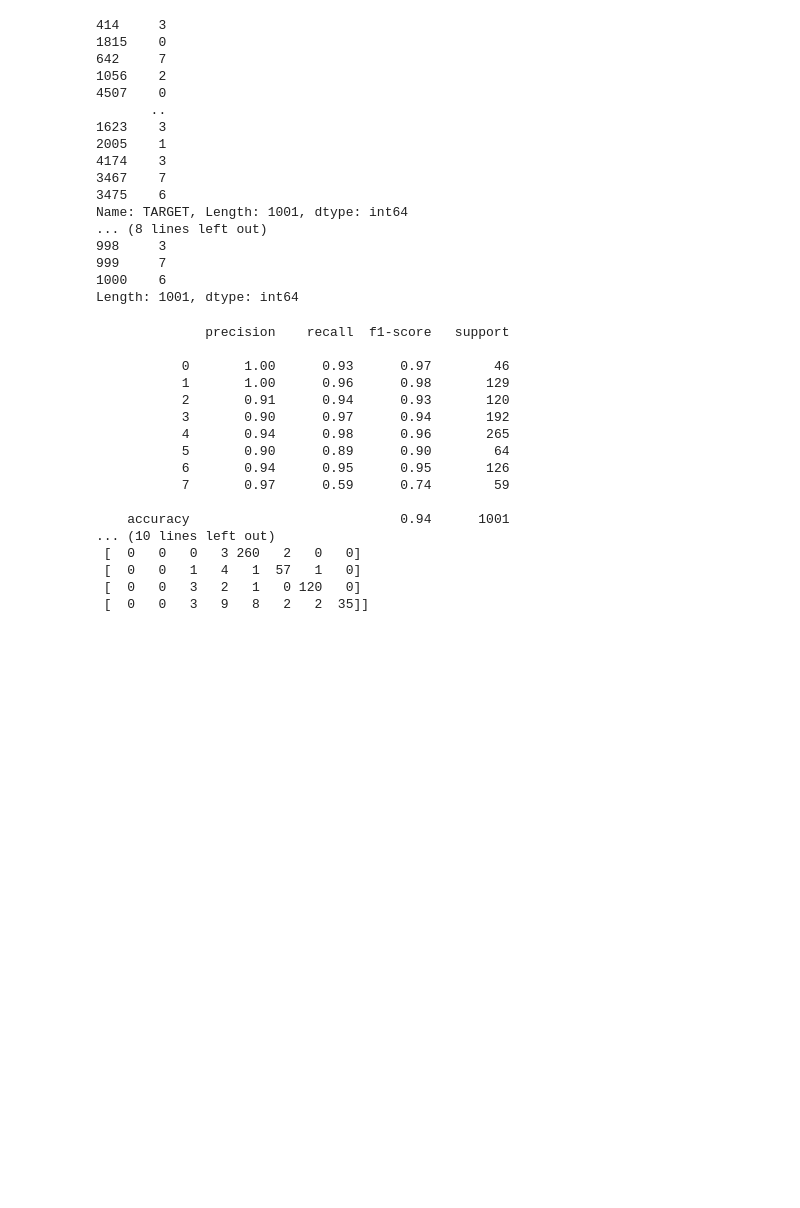
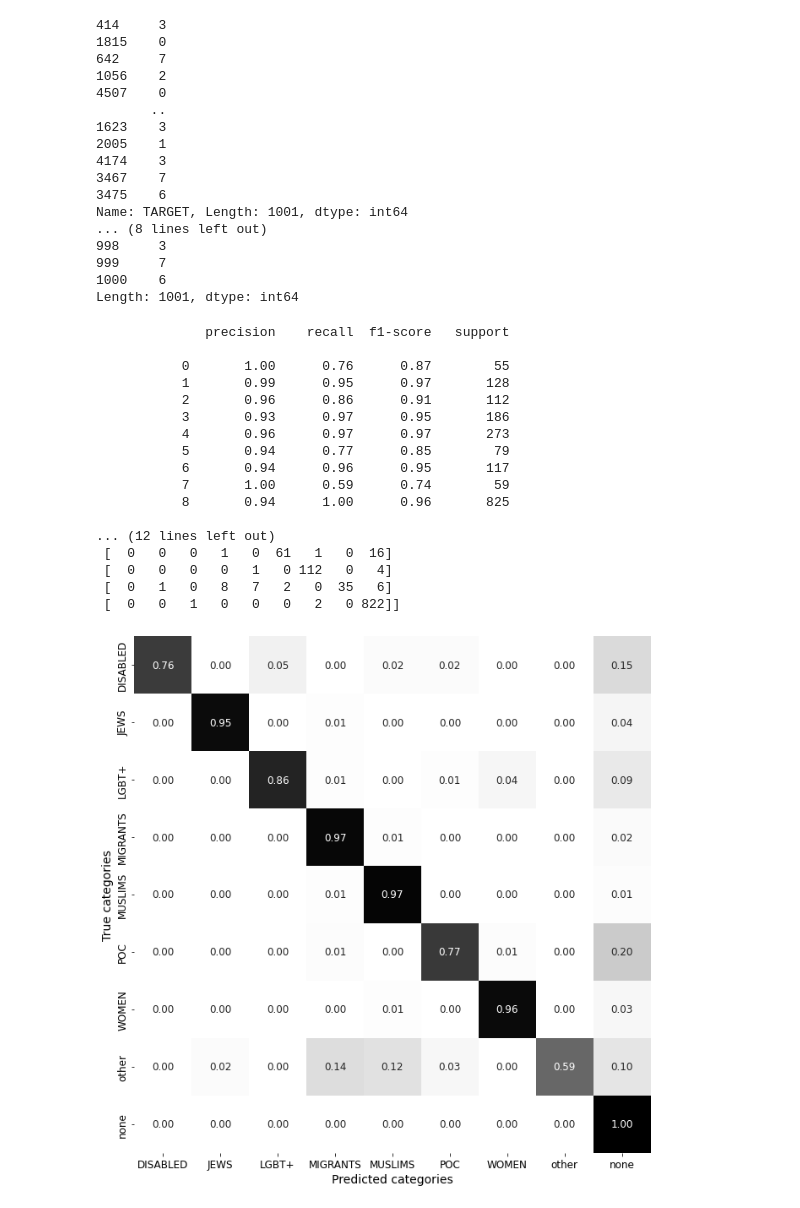
Before and after one commit to MarisaJH/CounterSpeechGenerator, a Jupyter notebook: HateSpeechClassifier/Hate_Classification.ipynb, the cells around one changed output. Saved outputs shown, nothing was run; the diff lists cells and outputs as text; code cells hidden in the pictures; blank space fills up the shorter version.

```diff
--- a/HateSpeechClassifier/Hate_Classification.ipynb
+++ b/HateSpeechClassifier/Hate_Classification.ipynb
@@ -235,38 +404,42 @@ Name: TARGET, Length: 1001, dtype: int64
 Length: 1001, dtype: int64
 # %%
 X_train, X_test, y_train, y_test = train_test_split(X, y, random_state=42, test_size=0.2)
-rf = RandomForestClassifier()
-rf.fit(X_train,y_train)
+
+rf = RandomForestClassifier(random_state = 0)
+rf.fit(X_train, y_train)
 y_preds = rf.predict(X_test)
 report = classification_report(y_test, y_preds)
 acc1 = accuracy_score(y_test, y_preds)
 mod_train1 = model.score(X_train, y_train)
 
 print(report)
 
 print('Random Forest Train accuracy {:.3f}%'.format(mod_train1 * 100))
 print('Random Forest Test accuracy {:.3f}%'.format(acc1 * 100))
 
 print('Confusion matrix: ')
-print(confusion_matrix(y_test, y_preds))
+conf_m = confusion_matrix(y_test, y_preds)
+print(conf_m)
+make_heatmap(conf_m, labels, save = False, out_file = output_path + classifiers[0] + '_combined.pdf')
 # %% [output]
               precision    recall  f1-score   support
 
-           0       1.00      0.93      0.97        46
-           1       1.00      0.96      0.98       129
-           2       0.91      0.94      0.93       120
-           3       0.90      0.97      0.94       192
-           4       0.94      0.98      0.96       265
-           5       0.90      0.89      0.90        64
-           6       0.94      0.95      0.95       126
-           7       0.97      0.59      0.74        59
+           0       1.00      0.76      0.87        55
+           1       0.99      0.95      0.97       128
+           2       0.96      0.86      0.91       112
+           3       0.93      0.97      0.95       186
+           4       0.96      0.97      0.97       273
+           5       0.94      0.77      0.85        79
+           6       0.94      0.96      0.95       117
+           7       1.00      0.59      0.74        59
+           8       0.94      1.00      0.96       825
 
-    accuracy                           0.94      1001
-... (10 lines left out)
- [  0   0   0   3 260   2   0   0]
- [  0   0   1   4   1  57   1   0]
- [  0   0   3   2   1   0 120   0]
- [  0   0   3   9   8   2   2  35]]
+... (12 lines left out)
+ [  0   0   0   1   0  61   1   0  16]
+ [  0   0   0   0   1   0 112   0   4]
+ [  0   1   0   8   7   2   0  35   6]
+ [  0   0   1   0   0   0   2   0 822]]
+[figure, added]
 # %%
 X_train, X_test, y_train, y_test = train_test_split(X.toarray(),
                                                     y, random_state=42, test_size=0.2)
```
Also changed, not shown: parts of 22 cells of this notebook.
